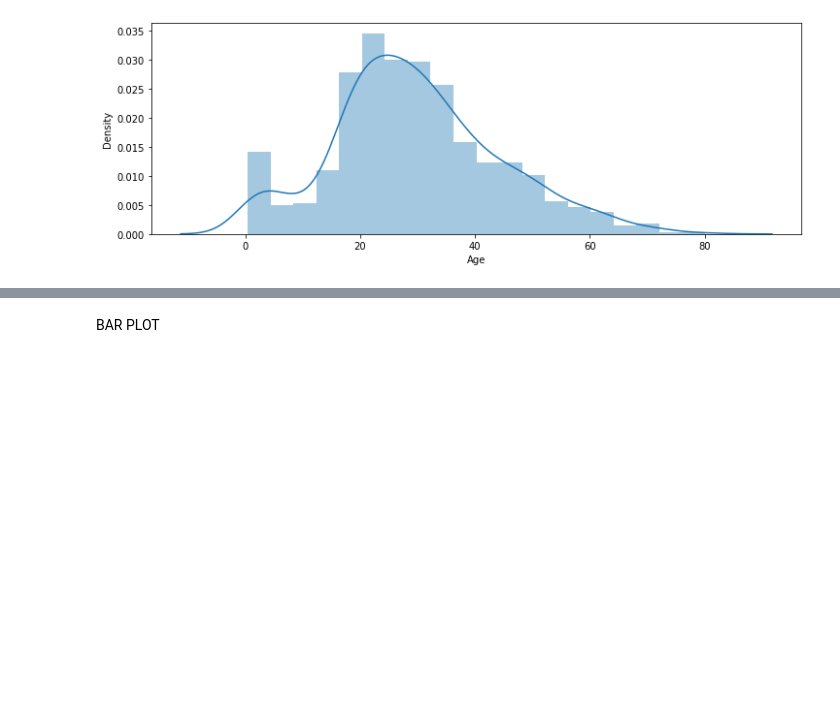
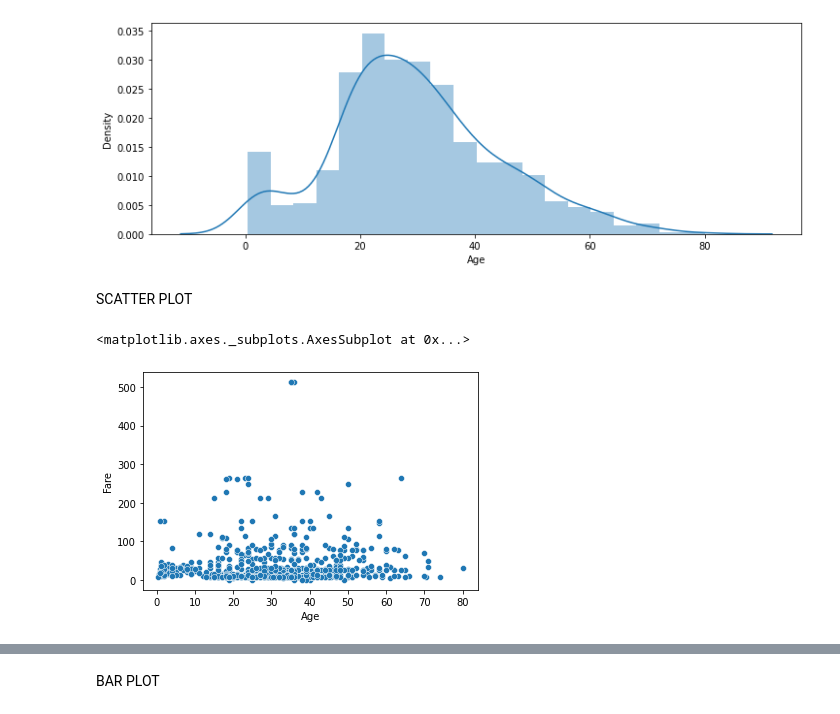
Before and after one commit to EmilyB78/Java-appointment-scheduling-application, a Jupyter notebook: Titanic_Survivor_Data_Analysis.ipynb, the cells around one changed output, grey strips where cells are left out. Drawn from its saved outputs; the diff is of its cells as text; code cells hidden in the pictures; blank space fills up the shorter version.

```diff
--- a/Titanic_Survivor_Data_Analysis.ipynb
+++ b/Titanic_Survivor_Data_Analysis.ipynb
@@ -25,3 +27,10 @@ sns.distplot(survivor_data.Age, ax=ax)
 # %% [output]
 <matplotlib.axes._subplots.AxesSubplot at 0x...>
 [figure]
+# %% [markdown]
+SCATTER PLOT
+# %%
+sns.scatterplot ('Age', 'Fare', data=survivor_data)
+# %% [output]
+<matplotlib.axes._subplots.AxesSubplot at 0x...>
+[figure, added]
```
Also changed, not shown: parts of 7 cells of this notebook.
